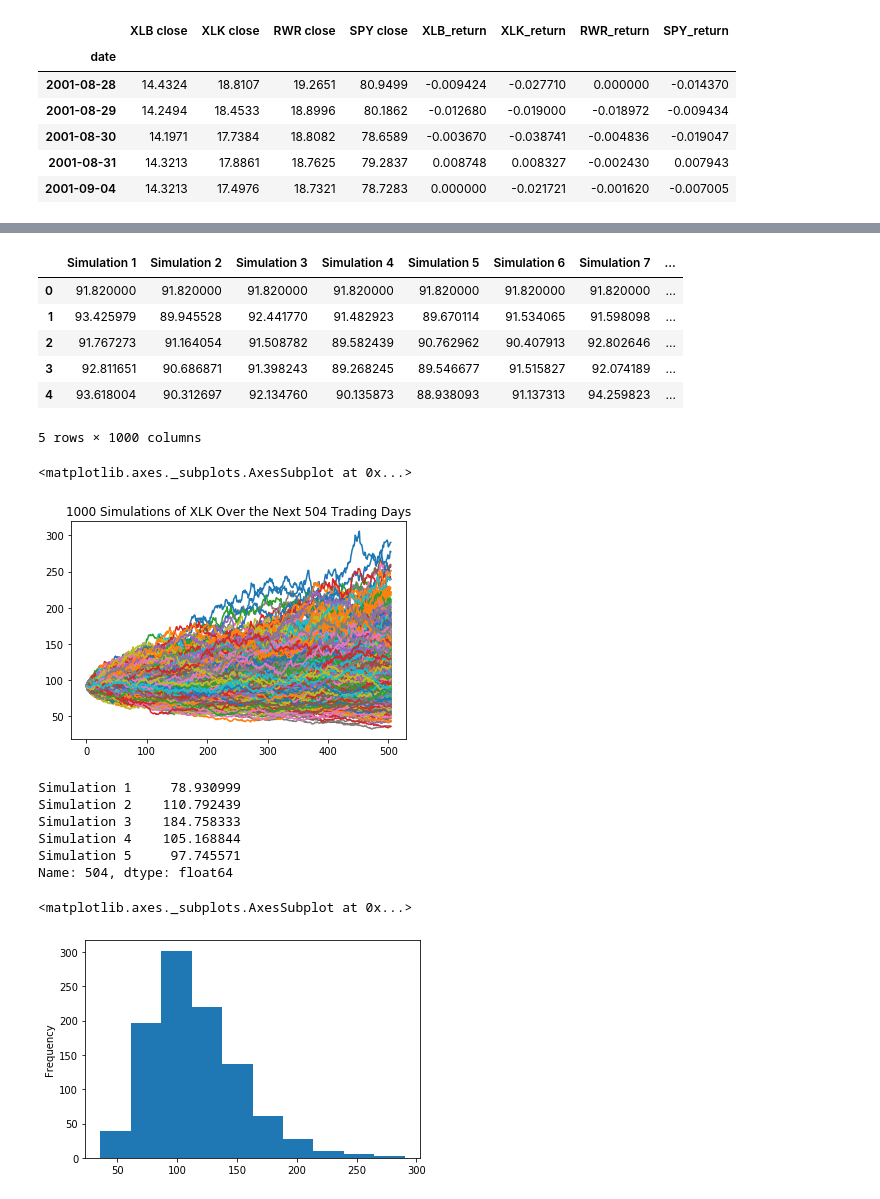
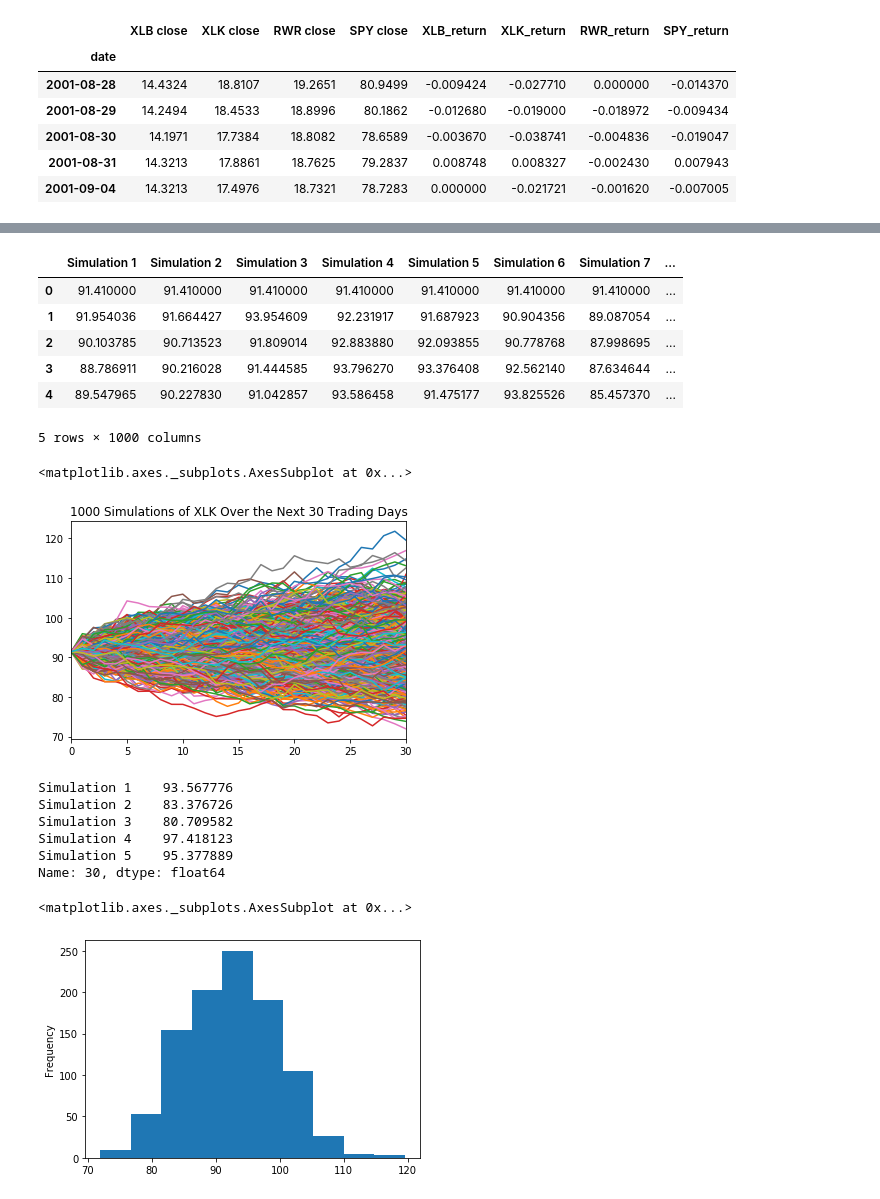
Before and after one commit to bkayratkyzy/Monte_Carlo_Simulations, a Jupyter notebook: notebooks/chris.ipynb, the cells around one changed output, grey strips where cells are left out. Drawn from its saved outputs; the diff is of its cells as text; code cells hidden in the pictures.

```diff
--- a/notebooks/chris.ipynb
+++ b/notebooks/chris.ipynb
@@ -588,7 +587,7 @@ num_simulations = 1000
 
 # Set number of trading days and get last closing price of XLB from DataFrame
 
-num_trading_days = 252*2
+num_trading_days = 30
 XLB_last_price = concat_df['XLB close'][-1]
 
 # Initialize empty DataFrame to hold simulated prices for each simulation
@@ -695,7 +694,7 @@ num_simulations = 1000
 
 # Set number of trading days and get last closing price of XLK from DataFrame
 
-num_trading_days = 252*2
+num_trading_days = 30
 XLK_last_price = concat_df['XLK close'][-1]
 
 # Initialize empty DataFrame to hold simulated prices for each simulation
@@ -708,7 +707,7 @@ for n in range(num_simulations):
     simulated_XLK_prices = [XLK_last_price]
     simulated_XLK_prices
 
-    # Simulate the returns for 504 days
+    # Simulate the returns for 30 days
     for i in range(num_trading_days):
 
     # Calculate the simulated price using the last price within the list
@@ -722,36 +721,36 @@ for n in range(num_simulations):
 simulated_prices_XLK_df.head()
 # %% [output]
 |  | Simulation 1 | Simulation 2 | Simulation 3 | Simulation 4 | Simulation 5 | Simulation 6 | Simulation 7 | ... |
-| 0 | 91.820000 | 91.820000 | 91.820000 | 91.820000 | 91.820000 | 91.820000 | 91.820000 | ... |
-| 1 | 93.425979 | 89.945528 | 92.441770 | 91.482923 | 89.670114 | 91.534065 | 91.598098 | ... |
-| 2 | 91.767273 | 91.164054 | 91.508782 | 89.582439 | 90.762962 | 90.407913 | 92.802646 | ... |
-| 3 | 92.811651 | 90.686871 | 91.398243 | 89.268245 | 89.546677 | 91.515827 | 92.074189 | ... |
-| 4 | 93.618004 | 90.312697 | 92.134760 | 90.135873 | 88.938093 | 91.137313 | 94.259823 | ... |
+| 0 | 91.410000 | 91.410000 | 91.410000 | 91.410000 | 91.410000 | 91.410000 | 91.410000 | ... |
+| 1 | 91.954036 | 91.664427 | 93.954609 | 92.231917 | 91.687923 | 90.904356 | 89.087054 | ... |
+| 2 | 90.103785 | 90.713523 | 91.809014 | 92.883880 | 92.093855 | 90.778768 | 87.998695 | ... |
+| 3 | 88.786911 | 90.216028 | 91.444585 | 93.796270 | 93.376408 | 92.562140 | 87.634644 | ... |
+| 4 | 89.547965 | 90.227830 | 91.042857 | 93.586458 | 91.475177 | 93.825526 | 85.457370 | ... |
 5 rows × 1000 columns
 # %%
-#Plot 1000 simulations of 504 trading days
-plot_title = f"{n+1} Simulations of XLK Over the Next 504 Trading Days"
+#Plot 1000 simulations of 30 trading days
+plot_title = f"{n+1} Simulations of XLK Over the Next 30 Trading Days"
 simulated_prices_XLK_df.plot(legend=None, title=plot_title)
 # %% [output]
 <matplotlib.axes._subplots.AxesSubplot at 0x...>
-[figure, old version]
+[figure, new version]
 # %%
 # Select the last row (price of each simulation on the 504th trading day)
 simulated_ending_prices_XLK = simulated_prices_XLK_df.iloc[-1, :]
 simulated_ending_prices_XLK.head()
 # %% [output]
-Simulation 1     78.930999
-Simulation 2    110.792439
-Simulation 3    184.758333
-Simulation 4    105.168844
-Simulation 5     97.745571
-Name: 504, dtype: float64
+Simulation 1    93.567776
+Simulation 2    83.376726
+Simulation 3    80.709582
+Simulation 4    97.418123
+Simulation 5    95.377889
+Name: 30, dtype: float64
 # %%
 # Plot a frequency distribution of simulated ending prices
 simulated_ending_prices_XLK.plot(kind='hist')
 # %% [output]
 <matplotlib.axes._subplots.AxesSubplot at 0x...>
-[figure, old version]
+[figure, new version]
 # %%
 # Use `quantile` function to calculate the 95% confidence interval for simulated ending prices
 confidence_interval = simulated_ending_prices_XLK.quantile(q=[0.025, 0.975])
```
Also changed, not shown: parts of 54 cells of this notebook, 1 other file.
